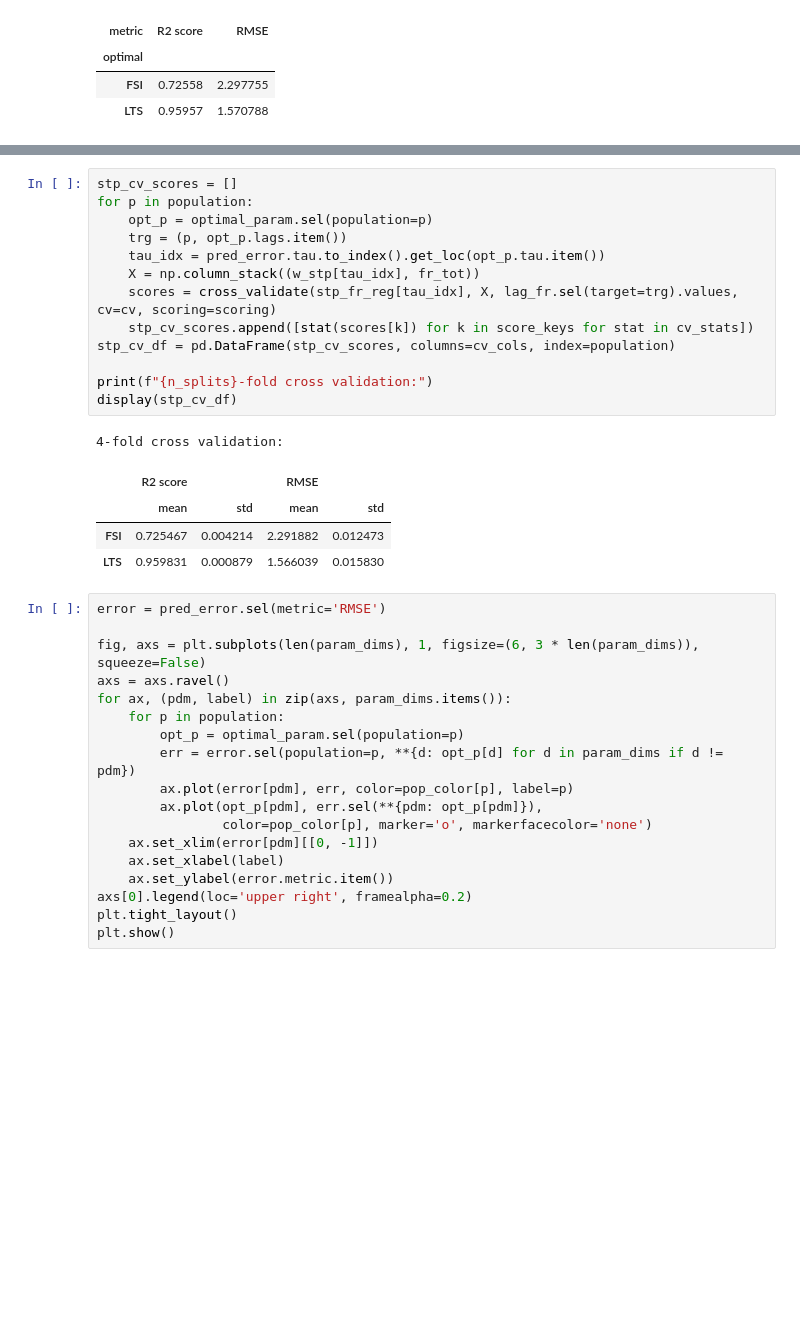
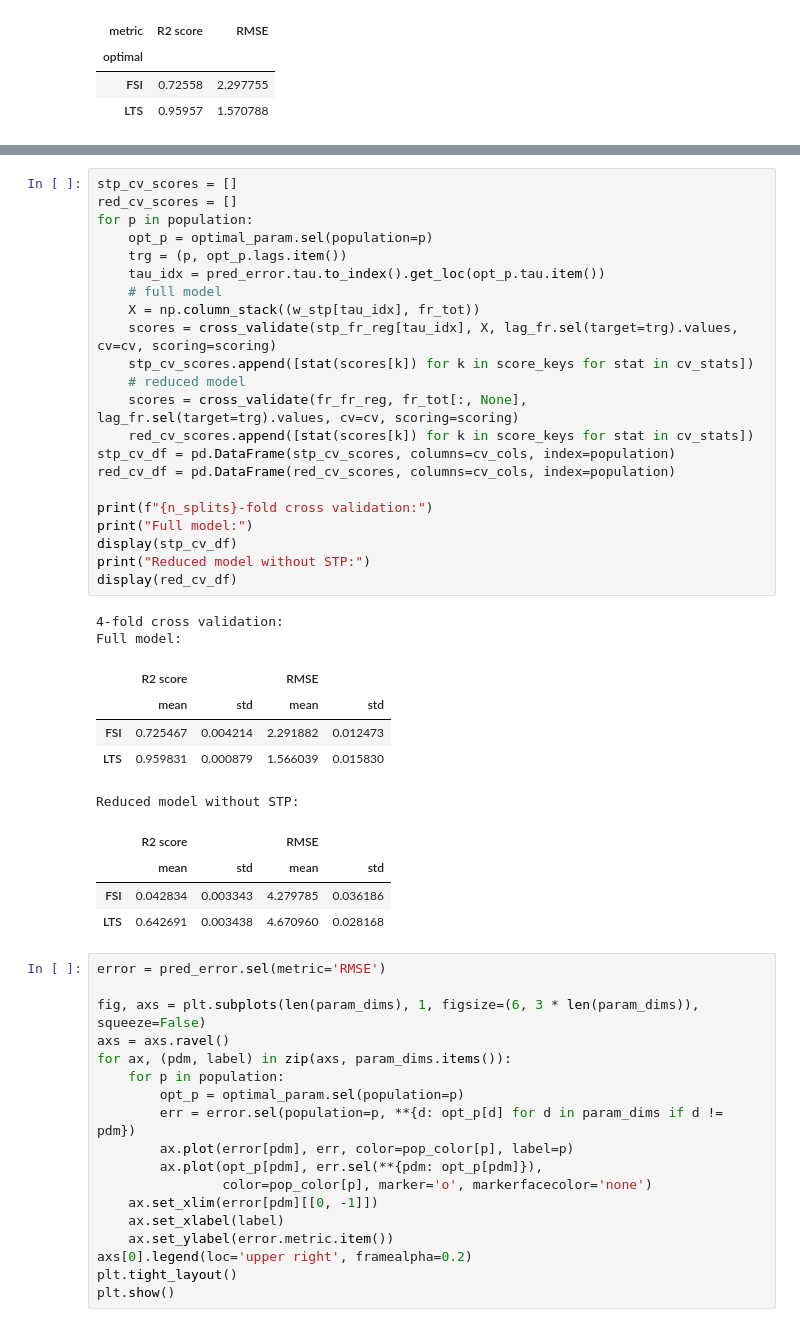
Before and after one commit to chenziao/M1ten_thousand, a Jupyter notebook: Analysis/Analyze_FR_STP.ipynb, the cells around one changed output, grey strips where cells are left out. Saved outputs shown, nothing was run; the diff lists cells and outputs as text; blank space fills up the shorter version.

```diff
--- a/Analysis/Analyze_FR_STP.ipynb
+++ b/Analysis/Analyze_FR_STP.ipynb
@@ -204,22 +217,37 @@ display(pd.DataFrame({'Partial R2': fr_pred_partial_R2}, index=population))
 # %%
 stp_cv_scores = []
+red_cv_scores = []
 for p in population:
     opt_p = optimal_param.sel(population=p)
     trg = (p, opt_p.lags.item())
     tau_idx = pred_error.tau.to_index().get_loc(opt_p.tau.item())
+    # full model
     X = np.column_stack((w_stp[tau_idx], fr_tot))
     scores = cross_validate(stp_fr_reg[tau_idx], X, lag_fr.sel(target=trg).values, cv=cv, scoring=scoring)
     stp_cv_scores.append([stat(scores[k]) for k in score_keys for stat in cv_stats])
+    # reduced model
+    scores = cross_validate(fr_fr_reg, fr_tot[:, None], lag_fr.sel(target=trg).values, cv=cv, scoring=scoring)
+    red_cv_scores.append([stat(scores[k]) for k in score_keys for stat in cv_stats])
 stp_cv_df = pd.DataFrame(stp_cv_scores, columns=cv_cols, index=population)
+red_cv_df = pd.DataFrame(red_cv_scores, columns=cv_cols, index=population)
 
 print(f"{n_splits}-fold cross validation:")
+print("Full model:")
 display(stp_cv_df)
+print("Reduced model without STP:")
+display(red_cv_df)
 # %% [output]
 4-fold cross validation:
+Full model:
 |  | R2 score |  | RMSE |  |
 |  | mean | std | mean | std |
 | FSI | 0.725467 | 0.004214 | 2.291882 | 0.012473 |
 | LTS | 0.959831 | 0.000879 | 1.566039 | 0.015830 |
+Reduced model without STP:
+|  | R2 score |  | RMSE |  |
+|  | mean | std | mean | std |
+| FSI | 0.042834 | 0.003343 | 4.279785 | 0.036186 |
+| LTS | 0.642691 | 0.003438 | 4.670960 | 0.028168 |
 # %%
 error = pred_error.sel(metric='RMSE')
 
```
Also changed, not shown: parts of 2 cells of this notebook, 1 other file.
